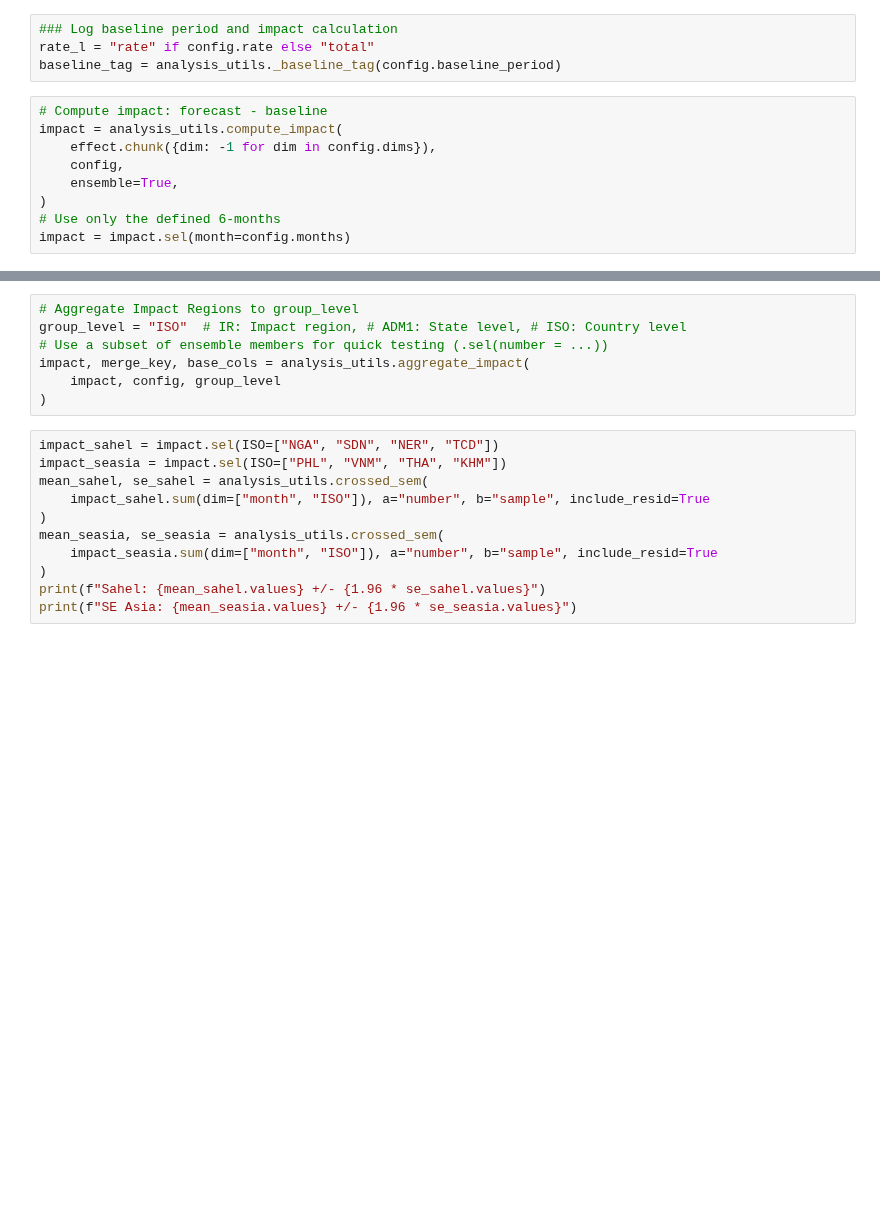
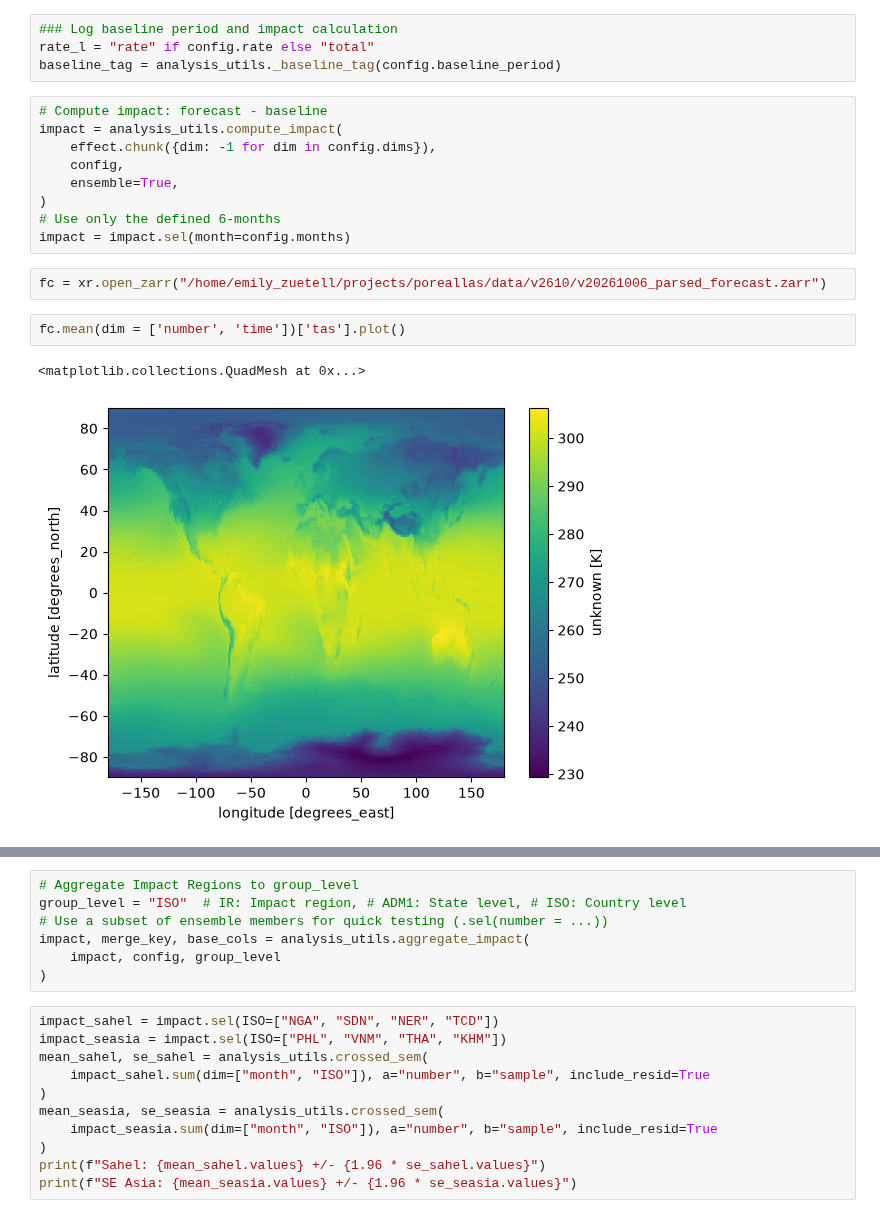
Before and after one commit to ClimateImpactLab/poreallas, a Jupyter notebook: operations/02_projection_output.ipynb, the cells around one changed output, grey strips where cells are left out. Drawn from its saved outputs; the diff is of its cells as text; blank space fills up the shorter version.

Commit message:
add plotting

```diff
--- a/operations/02_projection_output.ipynb
+++ b/operations/02_projection_output.ipynb
@@ -69,3 +70,10 @@ impact = analysis_utils.compute_impact(
 )
 # Use only the defined 6-months
 impact = impact.sel(month=config.months)
+# %%
+fc = xr.open_zarr("/home/emily_zuetell/projects/poreallas/data/v2610/v20261006_parsed_forecast.zarr")
+# %%
+fc.mean(dim = ['number', 'time'])['tas'].plot()
+# %% [output]
+<matplotlib.collections.QuadMesh at 0x...>
+[figure, added]
```
Also changed, not shown: parts of 3 cells of this notebook.
